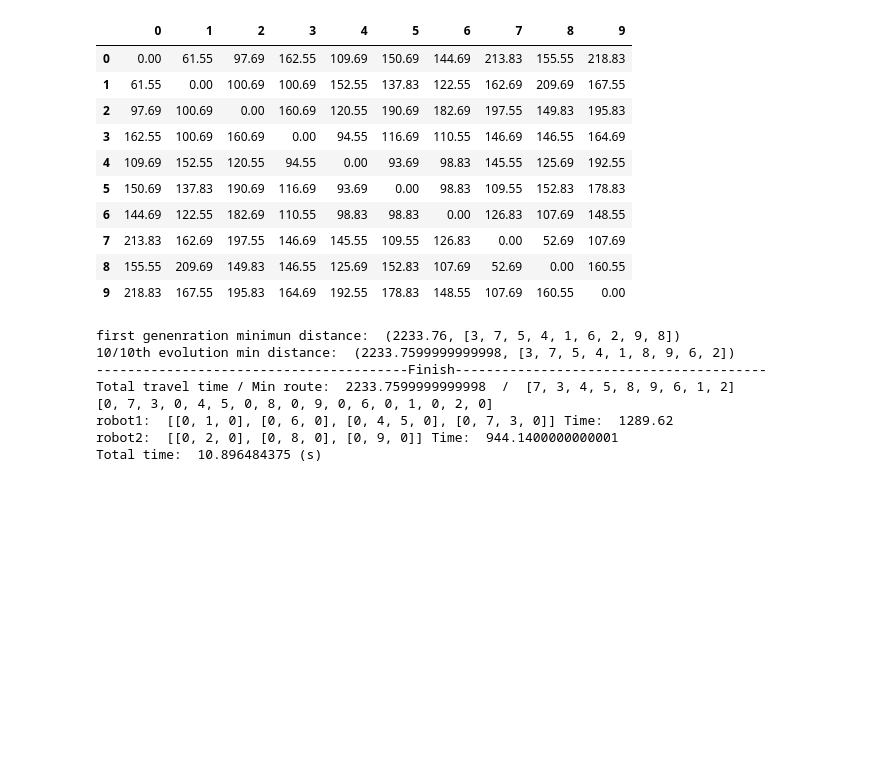
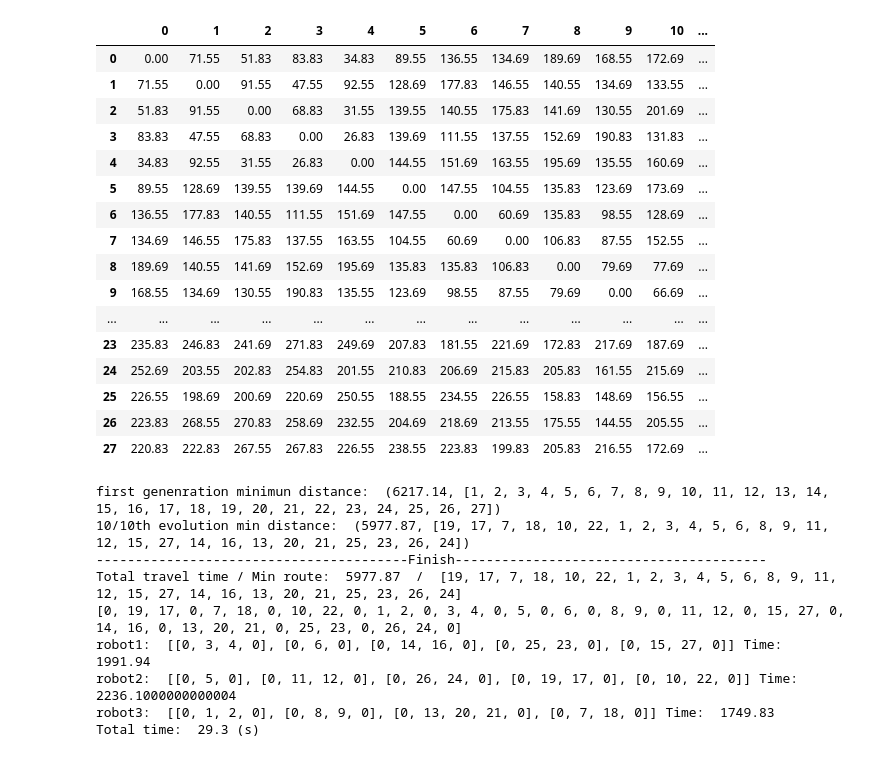
Before and after one commit to sonmh79/VRPPD-with-robots, a Jupyter notebook: Delivery_Robot.ipynb, the cells around one changed output. Drawn from its saved outputs; the diff is of its cells as text; code cells hidden in the pictures; blank space fills up the shorter version.

Commit message:
Medium Data Seed7

```diff
--- a/Delivery_Robot.ipynb
+++ b/Delivery_Robot.ipynb
@@ -5,7 +5,7 @@ import pandas as pd
 import time
 import random
 # %%
-e1 = pd.read_excel('/content/drive/MyDrive/small_sized_210718.xlsx',sheet_name='seed1',header=None)
+e1 = pd.read_excel('/content/drive/MyDrive/medium_sized_210718.xlsx',sheet_name='seed7',header=None)
 # %%
 e1.loc[9][0]
 # %% [output]
@@ -12,0 +13,3 @@ e1.loc[9][0]
+# %%
+customers = int(e1.loc[2][1])
+customers
@@ -28,29 +40,35 @@ df
 # %%
 d_data = []
 data = []
-for d in list(e1.loc[15:104][0]):
+for d in list(e1.loc[15:15+(customers+1)*(customers)][0]):
   data.append(float(d.split(":")[1].rstrip(",").rstrip("}")))
-  if len(data) == 9:
+  if len(data) == customers:
     d_data.append(data)
     data = []
 
 for i in range(len(d_data)):
   d_data[i].insert(i,0)
 
 d_data = pd.DataFrame(d_data)
 d_data
 # %% [output]
-|  | 0 | 1 | 2 | 3 | 4 | 5 | 6 | 7 | 8 | 9 |
-| 0 | 0.00 | 61.55 | 97.69 | 162.55 | 109.69 | 150.69 | 144.69 | 213.83 | 155.55 | 218.83 |
-| 1 | 61.55 | 0.00 | 100.69 | 100.69 | 152.55 | 137.83 | 122.55 | 162.69 | 209.69 | 167.55 |
-| 2 | 97.69 | 100.69 | 0.00 | 160.69 | 120.55 | 190.69 | 182.69 | 197.55 | 149.83 | 195.83 |
-| 3 | 162.55 | 100.69 | 160.69 | 0.00 | 94.55 | 116.69 | 110.55 | 146.69 | 146.55 | 164.69 |
-| 4 | 109.69 | 152.55 | 120.55 | 94.55 | 0.00 | 93.69 | 98.83 | 145.55 | 125.69 | 192.55 |
-| 5 | 150.69 | 137.83 | 190.69 | 116.69 | 93.69 | 0.00 | 98.83 | 109.55 | 152.83 | 178.83 |
-| 6 | 144.69 | 122.55 | 182.69 | 110.55 | 98.83 | 98.83 | 0.00 | 126.83 | 107.69 | 148.55 |
-| 7 | 213.83 | 162.69 | 197.55 | 146.69 | 145.55 | 109.55 | 126.83 | 0.00 | 52.69 | 107.69 |
-| 8 | 155.55 | 209.69 | 149.83 | 146.55 | 125.69 | 152.83 | 107.69 | 52.69 | 0.00 | 160.55 |
-| 9 | 218.83 | 167.55 | 195.83 | 164.69 | 192.55 | 178.83 | 148.55 | 107.69 | 160.55 | 0.00 |
+|  | 0 | 1 | 2 | 3 | 4 | 5 | 6 | 7 | 8 | 9 | 10 | ... |
+| 0 | 0.00 | 71.55 | 51.83 | 83.83 | 34.83 | 89.55 | 136.55 | 134.69 | 189.69 | 168.55 | 172.69 | ... |
+| 1 | 71.55 | 0.00 | 91.55 | 47.55 | 92.55 | 128.69 | 177.83 | 146.55 | 140.55 | 134.69 | 133.55 | ... |
+| 2 | 51.83 | 91.55 | 0.00 | 68.83 | 31.55 | 139.55 | 140.55 | 175.83 | 141.69 | 130.55 | 201.69 | ... |
+| 3 | 83.83 | 47.55 | 68.83 | 0.00 | 26.83 | 139.69 | 111.55 | 137.55 | 152.69 | 190.83 | 131.83 | ... |
+| 4 | 34.83 | 92.55 | 31.55 | 26.83 | 0.00 | 144.55 | 151.69 | 163.55 | 195.69 | 135.55 | 160.69 | ... |
+| 5 | 89.55 | 128.69 | 139.55 | 139.69 | 144.55 | 0.00 | 147.55 | 104.55 | 135.83 | 123.69 | 173.69 | ... |
+| 6 | 136.55 | 177.83 | 140.55 | 111.55 | 151.69 | 147.55 | 0.00 | 60.69 | 135.83 | 98.55 | 128.69 | ... |
+| 7 | 134.69 | 146.55 | 175.83 | 137.55 | 163.55 | 104.55 | 60.69 | 0.00 | 106.83 | 87.55 | 152.55 | ... |
+| 8 | 189.69 | 140.55 | 141.69 | 152.69 | 195.69 | 135.83 | 135.83 | 106.83 | 0.00 | 79.69 | 77.69 | ... |
+| 9 | 168.55 | 134.69 | 130.55 | 190.83 | 135.55 | 123.69 | 98.55 | 87.55 | 79.69 | 0.00 | 66.69 | ... |
+| ... | ... | ... | ... | ... | ... | ... | ... | ... | ... | ... | ... | ... |
+| 23 | 235.83 | 246.83 | 241.69 | 271.83 | 249.69 | 207.83 | 181.55 | 221.69 | 172.83 | 217.69 | 187.69 | ... |
+| 24 | 252.69 | 203.55 | 202.83 | 254.83 | 201.55 | 210.83 | 206.69 | 215.83 | 205.83 | 161.55 | 215.69 | ... |
+| 25 | 226.55 | 198.69 | 200.69 | 220.69 | 250.55 | 188.55 | 234.55 | 226.55 | 158.83 | 148.69 | 156.55 | ... |
+| 26 | 223.83 | 268.55 | 270.83 | 258.69 | 232.55 | 204.69 | 218.69 | 213.55 | 175.55 | 144.55 | 205.55 | ... |
+| 27 | 220.83 | 222.83 | 267.55 | 267.83 | 226.55 | 238.55 | 223.83 | 199.83 | 205.83 | 216.55 | 172.69 | ... |
 # %%
 import random
 import math
@@ -298,14 +319,14 @@ class VRP:
     print(self.show_trip(self.info[0][1]))
 #if __name__ == "__main__":
 # %%
-# small data seed1
-v = VRP(df,d_data,capacity=3,ev_times=10)
+# Medium Data Seed7
+v = VRP(df,d_data,capacity=3,ev_times=10,robots=3)
 s= time.time()
 v.ga()
 trips = v.split_trip(v.show_trip(v.info[0][1]))
 trips_info = v.calc_trips(trips)
-robot = [[] for _ in range(2)]
-score = [0 for _ in range(2)]
+robot = [[] for _ in range(v.robots)]
+score = [0 for _ in range(v.robots)]
 for info in trips_info:
   index = score.index(min(score))
   score[index] += info[0]
@@ -313,14 +334,16 @@ for info in trips_info:
 
 print("robot1: ",robot[0], "Time: ", score[0])
 print("robot2: ",robot[1], "Time: ", score[1])
+print("robot3: ",robot[2], "Time: ", score[2])
 e = time.time()
-print("Total time: ",e-s,"(s)")
+print("Total time: ",round(e-s,1),"(s)")
 # %% [output]
-first genenration minimun distance:  (2233.76, [3, 7, 5, 4, 1, 6, 2, 9, 8])
-10/10th evolution min distance:  (2233.7599999999998, [3, 7, 5, 4, 1, 8, 9, 6, 2])
+first genenration minimun distance:  (6217.14, [1, 2, 3, 4, 5, 6, 7, 8, 9, 10, 11, 12, 13, 14, 15, 16, 17, 18, 19, 20, 21, 22, 23, 24, 25, 26, 27])
+10/10th evolution min distance:  (5977.87, [19, 17, 7, 18, 10, 22, 1, 2, 3, 4, 5, 6, 8, 9, 11, 12, 15, 27, 14, 16, 13, 20, 21, 25, 23, 26, 24])
 ----------------------------------------Finish----------------------------------------
-Total travel time / Min route:  2233.7599999999998  /  [7, 3, 4, 5, 8, 9, 6, 1, 2]
-[0, 7, 3, 0, 4, 5, 0, 8, 0, 9, 0, 6, 0, 1, 0, 2, 0]
-robot1:  [[0, 1, 0], [0, 6, 0], [0, 4, 5, 0], [0, 7, 3, 0]] Time:  1289.62
-robot2:  [[0, 2, 0], [0, 8, 0], [0, 9, 0]] Time:  944.1400000000001
-Total time:  10.896484375 (s)
+Total travel time / Min route:  5977.87  /  [19, 17, 7, 18, 10, 22, 1, 2, 3, 4, 5, 6, 8, 9, 11, 12, 15, 27, 14, 16, 13, 20, 21, 25, 23, 26, 24]
+[0, 19, 17, 0, 7, 18, 0, 10, 22, 0, 1, 2, 0, 3, 4, 0, 5, 0, 6, 0, 8, 9, 0, 11, 12, 0, 15, 27, 0, 14, 16, 0, 13, 20, 21, 0, 25, 23, 0, 26, 24, 0]
+robot1:  [[0, 3, 4, 0], [0, 6, 0], [0, 14, 16, 0], [0, 25, 23, 0], [0, 15, 27, 0]] Time:  1991.94
+robot2:  [[0, 5, 0], [0, 11, 12, 0], [0, 26, 24, 0], [0, 19, 17, 0], [0, 10, 22, 0]] Time:  2236.1000000000004
+robot3:  [[0, 1, 2, 0], [0, 8, 9, 0], [0, 13, 20, 21, 0], [0, 7, 18, 0]] Time:  1749.83
+Total time:  29.3 (s)
```
Also changed, not shown: parts of 4 cells of this notebook.
